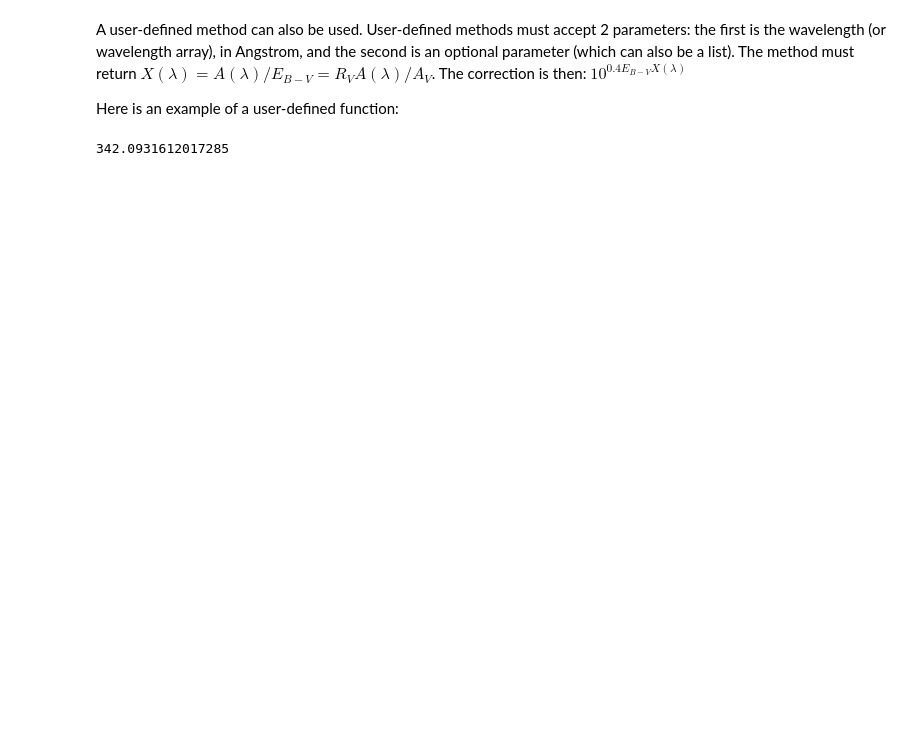
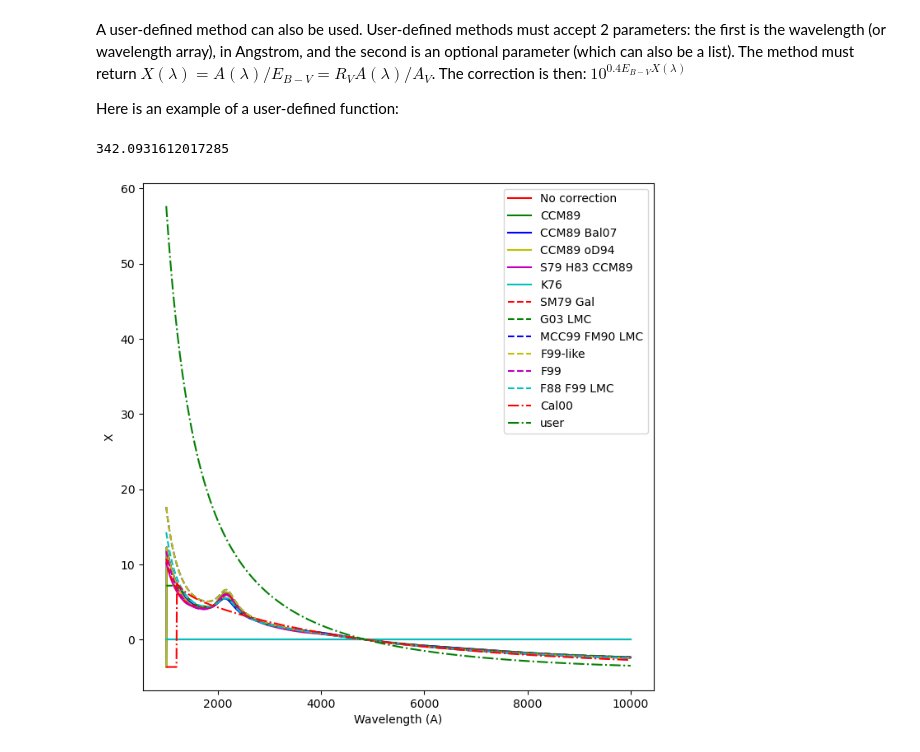
Before and after one commit to Morisset/PyNeb_devel, a Jupyter notebook: docs/Notebooks/PyNeb_manual_5.ipynb, the cells around one changed output. Cells and saved outputs as stored; diff of their text form; code cells hidden in the pictures; blank space fills up the shorter version.

```diff
--- a/docs/Notebooks/PyNeb_manual_5.ipynb
+++ b/docs/Notebooks/PyNeb_manual_5.ipynb
@@ -113,3 +113,8 @@ rc.law = 'user'
 print(rc.getCorr(5007))
 # %% [output]
 342.0931612017285
+# %%
+f, ax = plt.subplots(figsize=(8,8))
+rc.plot(laws = 'all', ax=ax)
+# %% [output]
+[figure, added]
```
Also changed, not shown: parts of 5 cells of this notebook, 16 other files.
